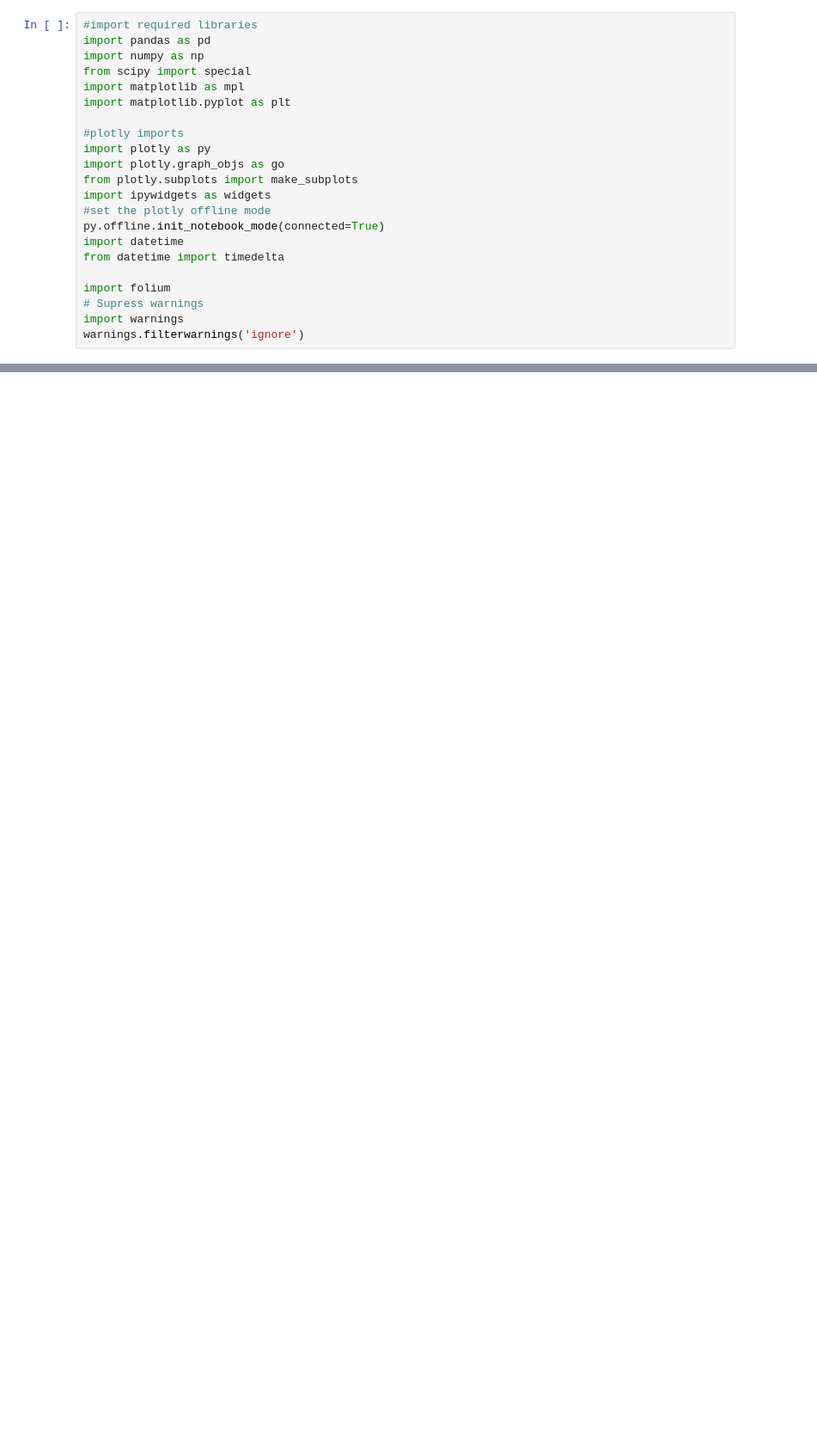
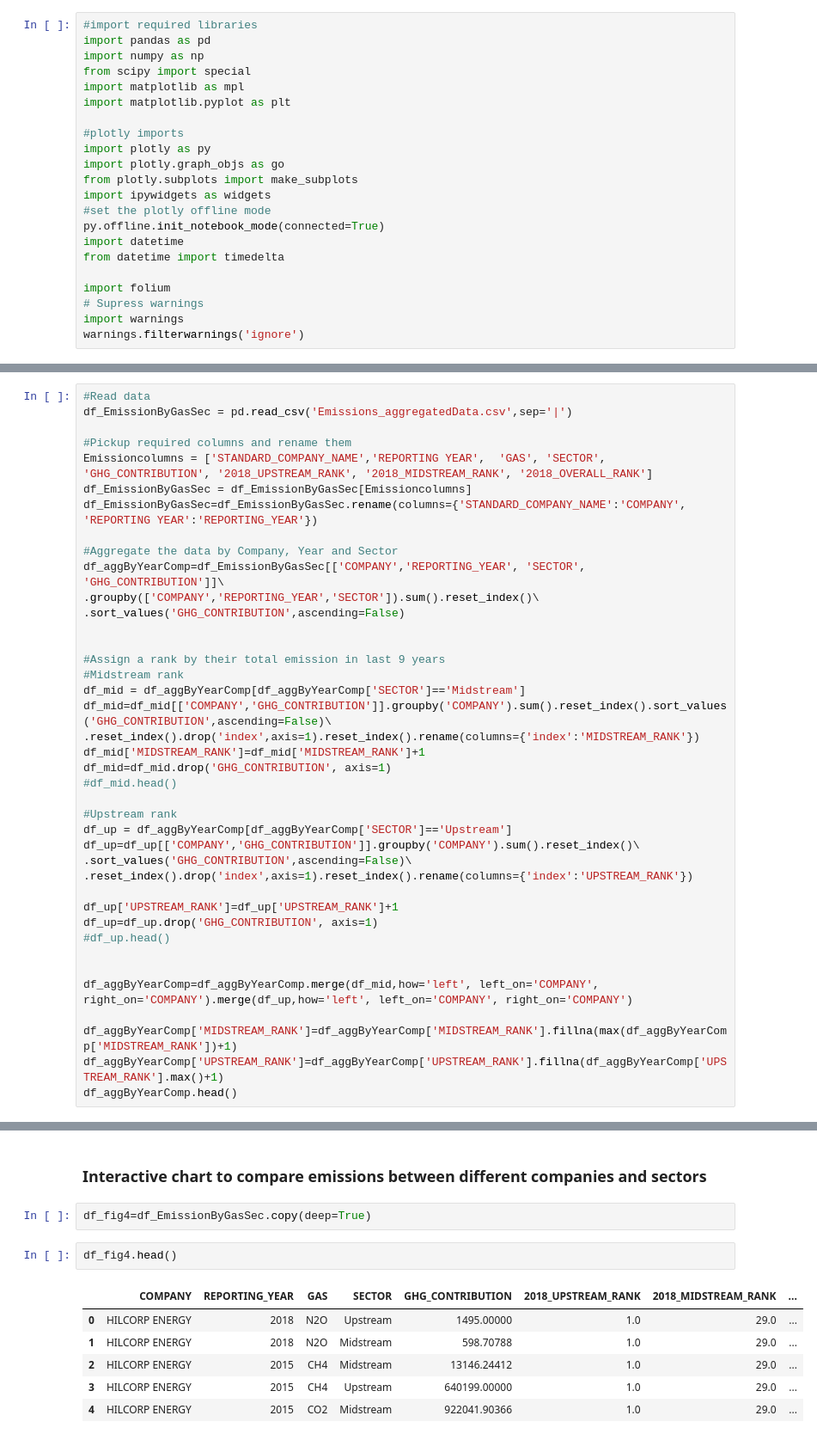
Before and after one commit to rafeesumich/591-GHGFromOilandGasSystems, a Jupyter notebook: EmissionsProject-Visualizations.ipynb, the cells around one changed output, grey strips where cells are left out. Shown: that part at 86% size. Saved outputs shown, nothing was run; the diff lists cells and outputs as text; blank space fills up the shorter version.

```diff
--- a/EmissionsProject-Visualizations.ipynb
+++ b/EmissionsProject-Visualizations.ipynb
@@ -36,0 +23,40 @@ df_EmissionByGasSec = df_EmissionByGasSec[]
+# %%
+#Read data
+df_EmissionByGasSec = pd.read_csv('Emissions_aggregatedData.csv',sep='|')
+
+#Pickup required columns and rename them
+Emissioncolumns = ['STANDARD_COMPANY_NAME','REPORTING YEAR',  'GAS', 'SECTOR', 'GHG_CONTRIBUTION', '2018_UPSTREAM_RANK', '2018_MIDSTREAM_RANK', '2018_OVERALL_RANK']
+df_EmissionByGasSec = df_EmissionByGasSec[Emissioncolumns]
+df_EmissionByGasSec=df_EmissionByGasSec.rename(columns={'STANDARD_COMPANY_NAME':'COMPANY', 'REPORTING YEAR':'REPORTING_YEAR'})
+
+#Aggregate the data by Company, Year and Sector
+df_aggByYearComp=df_EmissionByGasSec[['COMPANY','REPORTING_YEAR', 'SECTOR', 'GHG_CONTRIBUTION']]\
+.groupby(['COMPANY','REPORTING_YEAR','SECTOR']).sum().reset_index()\
+.sort_values('GHG_CONTRIBUTION',ascending=False)
+
+
+#Assign a rank by their total emission in last 9 years
+#Midstream rank
+df_mid = df_aggByYearComp[df_aggByYearComp['SECTOR']=='Midstream']
+df_mid=df_mid[['COMPANY','GHG_CONTRIBUTION']].groupby('COMPANY').sum().reset_index().sort_values('GHG_CONTRIBUTION',ascending=False)\
+.reset_index().drop('index',axis=1).reset_index().rename(columns={'index':'MIDSTREAM_RANK'})
+df_mid['MIDSTREAM_RANK']=df_mid['MIDSTREAM_RANK']+1
+df_mid=df_mid.drop('GHG_CONTRIBUTION', axis=1)
+#df_mid.head()
+
+#Upstream rank
+df_up = df_aggByYearComp[df_aggByYearComp['SECTOR']=='Upstream']
+df_up=df_up[['COMPANY','GHG_CONTRIBUTION']].groupby('COMPANY').sum().reset_index()\
+.sort_values('GHG_CONTRIBUTION',ascending=False)\
+.reset_index().drop('index',axis=1).reset_index().rename(columns={'index':'UPSTREAM_RANK'})
+
+df_up['UPSTREAM_RANK']=df_up['UPSTREAM_RANK']+1
+df_up=df_up.drop('GHG_CONTRIBUTION', axis=1)
+#df_up.head()
+
+
+df_aggByYearComp=df_aggByYearComp.merge(df_mid,how='left', left_on='COMPANY', right_on='COMPANY').merge(df_up,how='left', left_on='COMPANY', right_on='COMPANY')
+
+df_aggByYearComp['MIDSTREAM_RANK']=df_aggByYearComp['MIDSTREAM_RANK'].fillna(max(df_aggByYearComp['MIDSTREAM_RANK'])+1)
+df_aggByYearComp['UPSTREAM_RANK']=df_aggByYearComp['UPSTREAM_RANK'].fillna(df_aggByYearComp['UPSTREAM_RANK'].max()+1)
+df_aggByYearComp.head()
@@ -36,0 +149,13 @@ df_EmissionByGasSec = df_EmissionByGasSec[]
+# %% [markdown]
+### Interactive chart to compare emissions between different companies and sectors
+# %%
+df_fig4=df_EmissionByGasSec.copy(deep=True)
+# %%
+df_fig4.head()
+# %% [output]
+|  | COMPANY | REPORTING_YEAR | GAS | SECTOR | GHG_CONTRIBUTION | 2018_UPSTREAM_RANK | 2018_MIDSTREAM_RANK | ... |
+| 0 | HILCORP ENERGY | 2018 | N2O | Upstream | 1495.00000 | 1.0 | 29.0 | ... |
+| 1 | HILCORP ENERGY | 2018 | N2O | Midstream | 598.70788 | 1.0 | 29.0 | ... |
+| 2 | HILCORP ENERGY | 2015 | CH4 | Midstream | 13146.24412 | 1.0 | 29.0 | ... |
+| 3 | HILCORP ENERGY | 2015 | CH4 | Upstream | 640199.00000 | 1.0 | 29.0 | ... |
+| 4 | HILCORP ENERGY | 2015 | CO2 | Midstream | 922041.90366 | 1.0 | 29.0 | ... |
```
Also changed, not shown: parts of 11 cells of this notebook, 1 other file.
